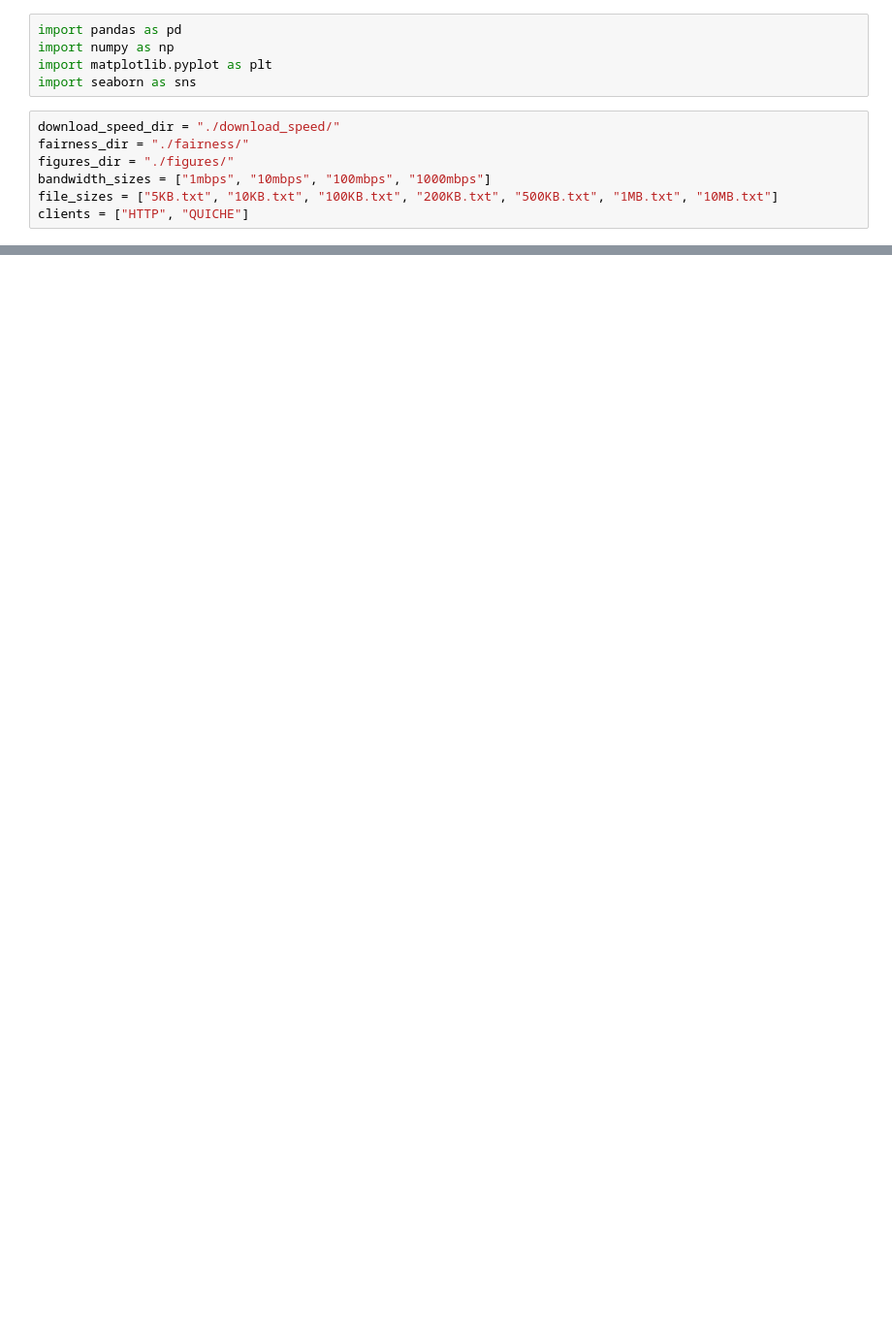
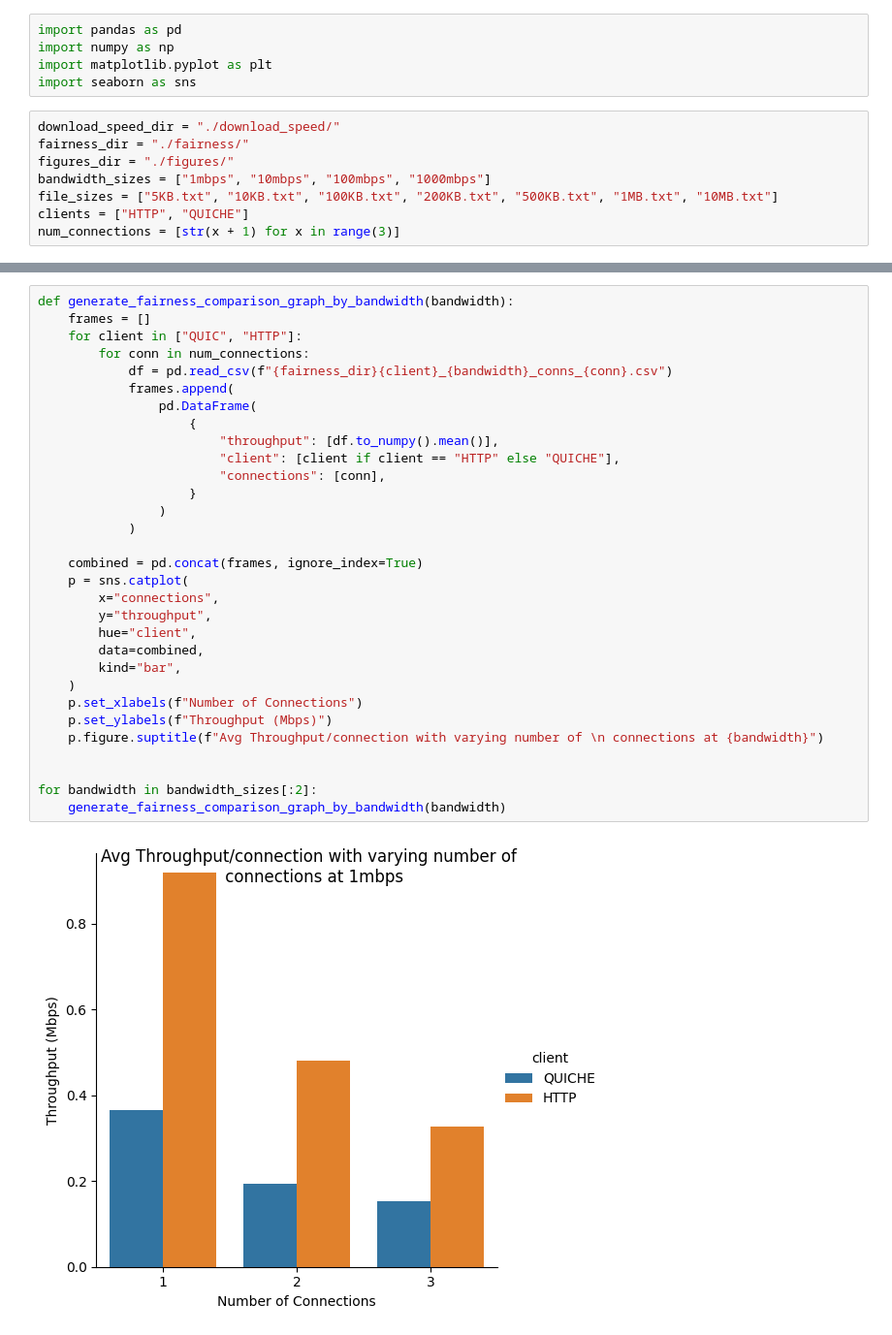
Before and after one commit to adithyachan/cs536-quiche-project, a Jupyter notebook: results/viz.ipynb, the cells around one changed output, grey strips where cells are left out. Shown at 97% size. Saved outputs shown, nothing was run; the diff lists cells and outputs as text; blank space fills up the shorter version.

```diff
--- a/results/viz.ipynb
+++ b/results/viz.ipynb
@@ -10,6 +10,7 @@ figures_dir = "./figures/"
 bandwidth_sizes = ["1mbps", "10mbps", "100mbps", "1000mbps"]
 file_sizes = ["5KB.txt", "10KB.txt", "100KB.txt", "200KB.txt", "500KB.txt", "1MB.txt", "10MB.txt"]
 clients = ["HTTP", "QUICHE"]
+num_connections = [str(x + 1) for x in range(3)]
 # %%
 def generate_download_speed_heatmap():
     combined_df = pd.DataFrame(columns=file_sizes)
@@ -30,0 +65,33 @@ generate_download_speed_heatmap()
+# %%
+def generate_fairness_comparison_graph_by_bandwidth(bandwidth):
+    frames = []
+    for client in ["QUIC", "HTTP"]:
+        for conn in num_connections:
+            df = pd.read_csv(f"{fairness_dir}{client}_{bandwidth}_conns_{conn}.csv")
+            frames.append(
+                pd.DataFrame(
+                    {
+                        "throughput": [df.to_numpy().mean()],
+                        "client": [client if client == "HTTP" else "QUICHE"],
+                        "connections": [conn],
+                    }
+                )
+            )
+
+    combined = pd.concat(frames, ignore_index=True)
+    p = sns.catplot(
+        x="connections",
+        y="throughput",
+        hue="client",
+        data=combined,
+        kind="bar",
+    )
+    p.set_xlabels(f"Number of Connections")
+    p.set_ylabels(f"Throughput (Mbps)")
+    p.figure.suptitle(f"Avg Throughput/connection with varying number of \n connections at {bandwidth}")
+
+
+for bandwidth in bandwidth_sizes[:2]:
+    generate_fairness_comparison_graph_by_bandwidth(bandwidth)
+# %% [output]
+[figure, added]
```
Also changed, not shown: parts of 3 cells of this notebook, 5 other files.
